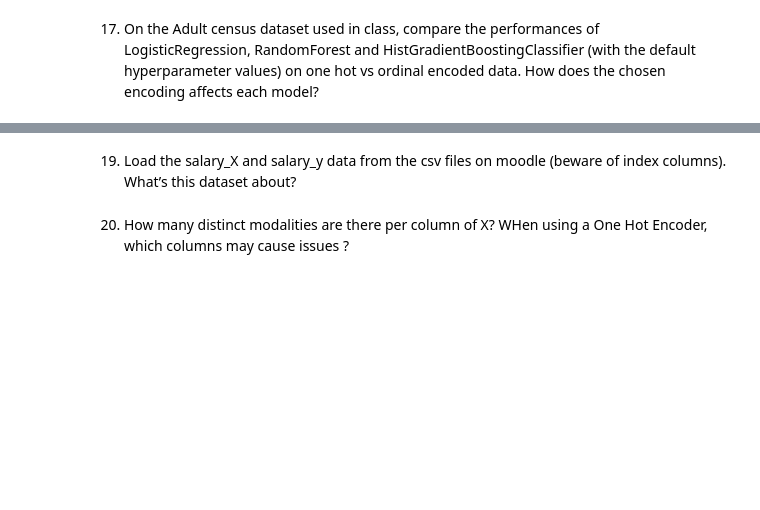
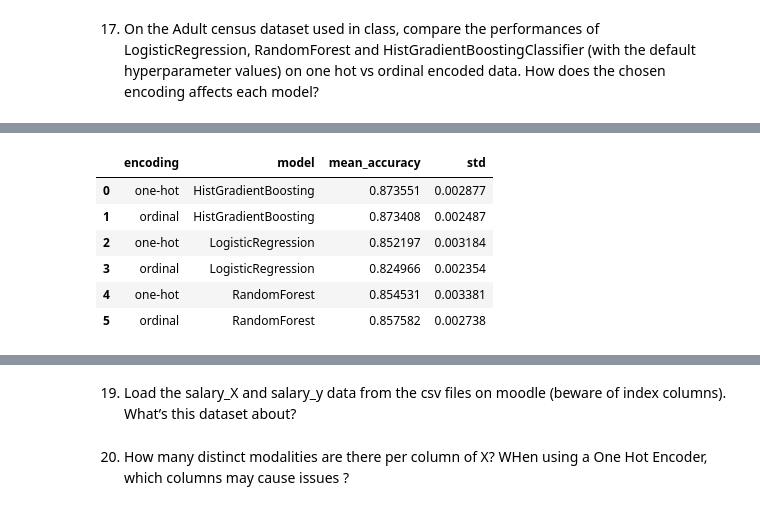
Before and after one commit to RaynorEtienn/Python4DataScience, a Jupyter notebook: Lab_3/romain_ETIENNE_akilan_THEVARAJA.ipynb, the cells around one changed output, grey strips where cells are left out. Cells and saved outputs as stored; diff of their text form; code cells hidden in the pictures; blank space fills up the shorter version.

```diff
--- a/Lab_3/romain_ETIENNE_akilan_THEVARAJA.ipynb
+++ b/Lab_3/romain_ETIENNE_akilan_THEVARAJA.ipynb
@@ -487,4 +490,76 @@ We can see that as K is increasing, the model gets smoother and the training acc
 # %% [markdown]
 17) On the Adult census dataset used in class, compare the performances of LogisticRegression, RandomForest and HistGradientBoostingClassifier (with the default hyperparameter values) on one hot vs ordinal encoded data. How does the chosen encoding affects each model?
 # %%
-pass  # TODO
+adult_census = pd.read_csv("https://www.openml.org/data/get_csv/1595261/adult-census.csv")
+# %%
+from sklearn.compose import ColumnTransformer
+from sklearn.pipeline import Pipeline
+from sklearn.preprocessing import OneHotEncoder, OrdinalEncoder, StandardScaler
+from sklearn.impute import SimpleImputer
+from sklearn.linear_model import LogisticRegression
+from sklearn.ensemble import RandomForestClassifier, HistGradientBoostingClassifier
+from sklearn.model_selection import cross_val_score, StratifiedKFold
+
+# Clean and prepare
+df_adult = adult_census.replace({"?": np.nan}).copy()
+# target: 1 if >50K, else 0
+y_adult = df_adult["class"].astype(str).str.contains(">", regex=False).astype(int)
+X_adult = df_adult.drop(columns=["class"])  # features
+
+num_cols = X_adult.select_dtypes(include=["number"]).columns.tolist()
+cat_cols = X_adult.select_dtypes(exclude=["number"]).columns.tolist()
+
+# Preprocessing
+num_pipe = Pipeline([
+    ("imputer", SimpleImputer(strategy="median")),
+    ("scaler", StandardScaler()),
+])
+
+cat_ohe_pipe = Pipeline([
+    ("imputer", SimpleImputer(strategy="most_frequent")),
+    ("ohe", OneHotEncoder(handle_unknown="ignore", sparse_output=False)),
+])
+
+cat_ord_pipe = Pipeline([
+    ("imputer", SimpleImputer(strategy="most_frequent")),
+    ("ord", OrdinalEncoder(handle_unknown="use_encoded_value", unknown_value=-1)),
+])
+
+preprocess_ohe = ColumnTransformer([
+    ("num", num_pipe, num_cols),
+    ("cat", cat_ohe_pipe, cat_cols),
+])
+
+preprocess_ord = ColumnTransformer([
+    ("num", num_pipe, num_cols),
+    ("cat", cat_ord_pipe, cat_cols),
+])
+
+# Models (defaults)
+models = {
+    "LogisticRegression": LogisticRegression(max_iter=1000),
+    "RandomForest": RandomForestClassifier(random_state=42),
+    "HistGradientBoosting": HistGradientBoostingClassifier(random_state=42),
+}
+
+cv = StratifiedKFold(n_splits=5, shuffle=True, random_state=42)
+
+rows = []
+for enc_name, pre in [("one-hot", preprocess_ohe), ("ordinal", preprocess_ord)]:
+    for model_name, model in models.items():
+        pipe = Pipeline([
+            ("preprocess", pre),
+            ("model", model),
+        ])
+        scores = cross_val_score(pipe, X_adult, y_adult, cv=cv, scoring="accuracy", n_jobs=-1)
+        rows.append({
+            "encoding": enc_name,
+            "model": model_name,
+            "mean_accuracy": scores.mean(),
+            "std": scores.std(),
+        })
+
+res_df = pd.DataFrame(rows).sort_values(["model", "encoding"]).reset_index(drop=True)
+print(res_df)
+res_df
+# %% [output]
@@ -491 +573,8 @@ pass  # TODO
+|  | encoding | model | mean_accuracy | std |
+| 0 | one-hot | HistGradientBoosting | 0.873551 | 0.002877 |
+| 1 | ordinal | HistGradientBoosting | 0.873408 | 0.002487 |
+| 2 | one-hot | LogisticRegression | 0.852197 | 0.003184 |
+| 3 | ordinal | LogisticRegression | 0.824966 | 0.002354 |
+| 4 | one-hot | RandomForest | 0.854531 | 0.003381 |
+| 5 | ordinal | RandomForest | 0.857582 | 0.002738 |
 # %% [markdown]
```
Also changed, not shown: parts of 10 cells of this notebook, 1 other file.
